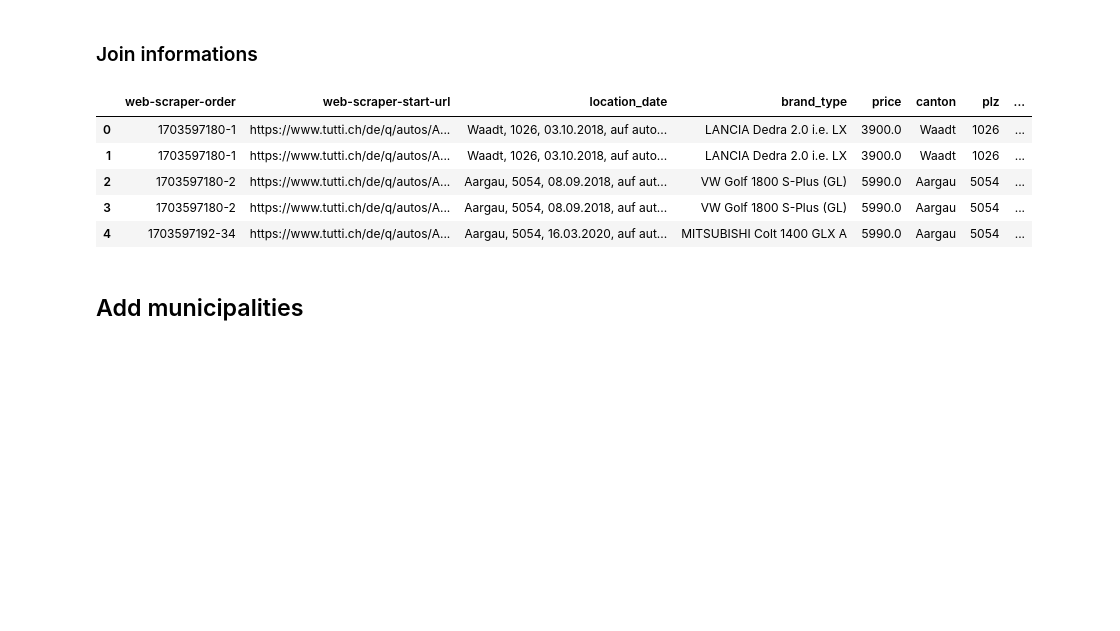
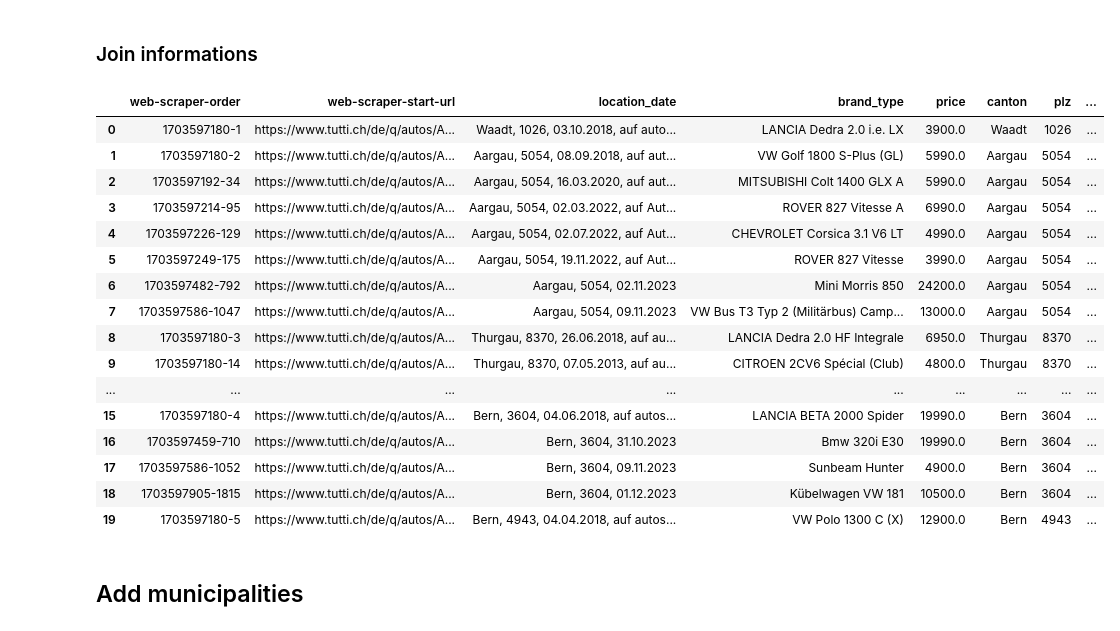
Before and after one commit to Sapdmsql/data_analytics_python_postgres, a Jupyter notebook: jupyter_postgres_db.ipynb, the cells around one changed output. Drawn from its saved outputs; the diff is of its cells as text; code cells hidden in the pictures; blank space fills up the shorter version.

```diff
--- a/jupyter_postgres_db.ipynb
+++ b/jupyter_postgres_db.ipynb
@@ -203,18 +210,32 @@ df_geo[['ort',
 # %% [markdown]
 ### Join informations
 # %%
-df2 = df.merge(df_geo[['ort',
-                       'bfs_number',
-                       'plz']],
-               on="plz")
-df2.head()
+# Entfernen von Duplikaten in df_geo basierend auf 'plz', wobei nur der erste Eintrag behalten wird
+df_geo_unique = df_geo.drop_duplicates(subset='plz', keep='first')
+
+# Zusammenführen von df mit dem modifizierten df_geo
+df2 = df.merge(df_geo_unique[['ort', 'bfs_number', 'plz']], on='plz')
+
+# Anzeigen der ersten 20 Zeilen
+df2.head(20)
 # %% [output]
 |  | web-scraper-order | web-scraper-start-url | location_date | brand_type | price | canton | plz | ... |
 | 0 | 1703597180-1 | https://www.tutti.ch/de/q/autos/A... | Waadt, 1026, 03.10.2018, auf auto... | LANCIA Dedra 2.0 i.e. LX | 3900.0 | Waadt | 1026 | ... |
-| 1 | 1703597180-1 | https://www.tutti.ch/de/q/autos/A... | Waadt, 1026, 03.10.2018, auf auto... | LANCIA Dedra 2.0 i.e. LX | 3900.0 | Waadt | 1026 | ... |
-| 2 | 1703597180-2 | https://www.tutti.ch/de/q/autos/A... | Aargau, 5054, 08.09.2018, auf aut... | VW Golf 1800 S-Plus (GL) | 5990.0 | Aargau | 5054 | ... |
-| 3 | 1703597180-2 | https://www.tutti.ch/de/q/autos/A... | Aargau, 5054, 08.09.2018, auf aut... | VW Golf 1800 S-Plus (GL) | 5990.0 | Aargau | 5054 | ... |
-| 4 | 1703597192-34 | https://www.tutti.ch/de/q/autos/A... | Aargau, 5054, 16.03.2020, auf aut... | MITSUBISHI Colt 1400 GLX A | 5990.0 | Aargau | 5054 | ... |
+| 1 | 1703597180-2 | https://www.tutti.ch/de/q/autos/A... | Aargau, 5054, 08.09.2018, auf aut... | VW Golf 1800 S-Plus (GL) | 5990.0 | Aargau | 5054 | ... |
+| 2 | 1703597192-34 | https://www.tutti.ch/de/q/autos/A... | Aargau, 5054, 16.03.2020, auf aut... | MITSUBISHI Colt 1400 GLX A | 5990.0 | Aargau | 5054 | ... |
+| 3 | 1703597214-95 | https://www.tutti.ch/de/q/autos/A... | Aargau, 5054, 02.03.2022, auf Aut... | ROVER 827 Vitesse A | 6990.0 | Aargau | 5054 | ... |
+| 4 | 1703597226-129 | https://www.tutti.ch/de/q/autos/A... | Aargau, 5054, 02.07.2022, auf Aut... | CHEVROLET Corsica 3.1 V6 LT | 4990.0 | Aargau | 5054 | ... |
+| 5 | 1703597249-175 | https://www.tutti.ch/de/q/autos/A... | Aargau, 5054, 19.11.2022, auf Aut... | ROVER 827 Vitesse | 3990.0 | Aargau | 5054 | ... |
+| 6 | 1703597482-792 | https://www.tutti.ch/de/q/autos/A... | Aargau, 5054, 02.11.2023 | Mini Morris 850 | 24200.0 | Aargau | 5054 | ... |
+| 7 | 1703597586-1047 | https://www.tutti.ch/de/q/autos/A... | Aargau, 5054, 09.11.2023 | VW Bus T3 Typ 2 (Militärbus) Camp... | 13000.0 | Aargau | 5054 | ... |
+| 8 | 1703597180-3 | https://www.tutti.ch/de/q/autos/A... | Thurgau, 8370, 26.06.2018, auf au... | LANCIA Dedra 2.0 HF Integrale | 6950.0 | Thurgau | 8370 | ... |
+| 9 | 1703597180-14 | https://www.tutti.ch/de/q/autos/A... | Thurgau, 8370, 07.05.2013, auf au... | CITROEN 2CV6 Spécial (Club) | 4800.0 | Thurgau | 8370 | ... |
+| ... | ... | ... | ... | ... | ... | ... | ... | ... |
+| 15 | 1703597180-4 | https://www.tutti.ch/de/q/autos/A... | Bern, 3604, 04.06.2018, auf autos... | LANCIA BETA 2000 Spider | 19990.0 | Bern | 3604 | ... |
+| 16 | 1703597459-710 | https://www.tutti.ch/de/q/autos/A... | Bern, 3604, 31.10.2023 | Bmw 320i E30 | 19990.0 | Bern | 3604 | ... |
+| 17 | 1703597586-1052 | https://www.tutti.ch/de/q/autos/A... | Bern, 3604, 09.11.2023 | Sunbeam Hunter | 4900.0 | Bern | 3604 | ... |
+| 18 | 1703597905-1815 | https://www.tutti.ch/de/q/autos/A... | Bern, 3604, 01.12.2023 | Kübelwagen VW 181 | 10500.0 | Bern | 3604 | ... |
+| 19 | 1703597180-5 | https://www.tutti.ch/de/q/autos/A... | Bern, 4943, 04.04.2018, auf autos... | VW Polo 1300 C (X) | 12900.0 | Bern | 4943 | ... |
 # %% [markdown]
 ## Add municipalities
 # %%
```
Also changed, not shown: parts of 40 cells of this notebook.
